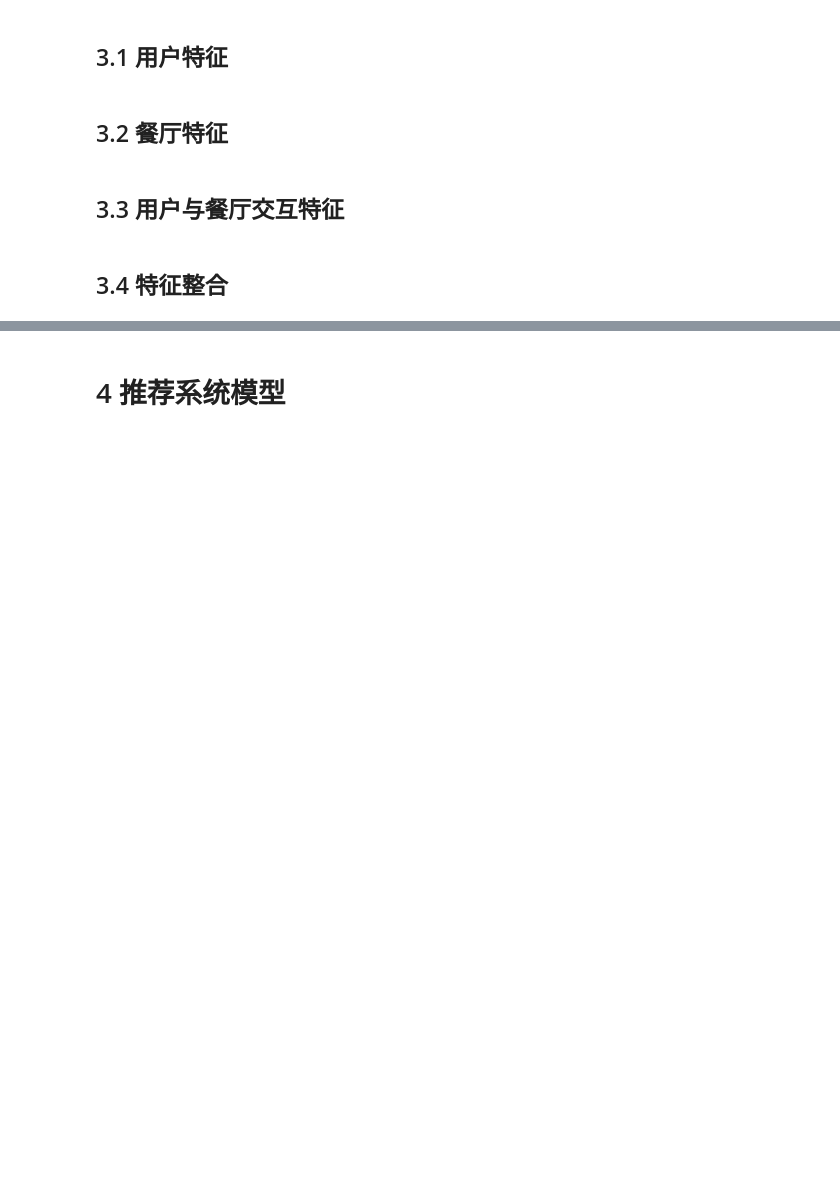
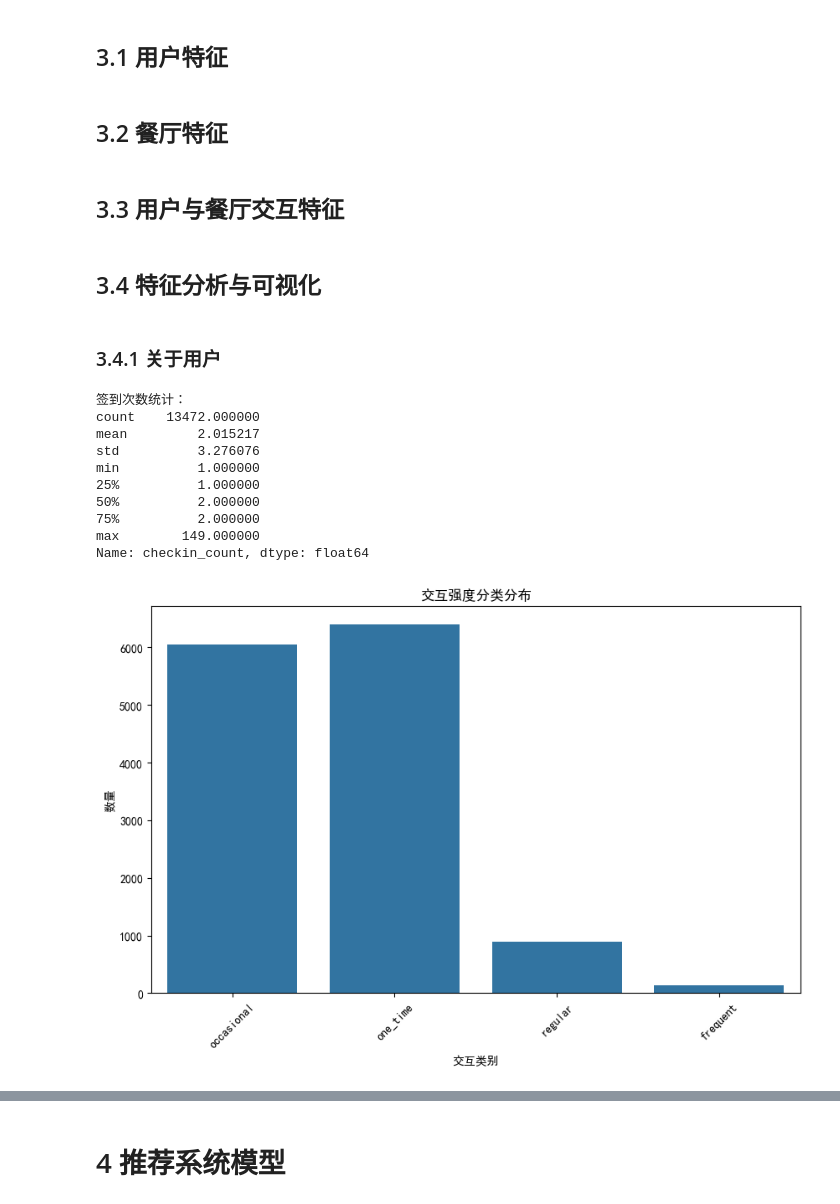
Before and after one commit to PinmogeJoshua/simple-mixrec, a Jupyter notebook: rec.ipynb, the cells around one changed output, grey strips where cells are left out. Drawn from its saved outputs; the diff is of its cells as text; code cells hidden in the pictures; blank space fills up the shorter version.

```diff
--- a/rec.ipynb
+++ b/rec.ipynb
@@ -301,2 +290,27 @@ user_venue_sentiment.columns = ['user_id', 'venue_id', 'avg_sentiment']
+# %%
+# 合并交互特征
+interaction_features = user_venue_checkins.copy()
+interaction_features = interaction_features.merge(tip_counts, on=['user_id', 'venue_id'], how='left')
+interaction_features = interaction_features.merge(user_venue_sentiment, on=['user_id', 'venue_id'], how='left')
+
+# 填充缺失值
+interaction_features['tip_count'] = interaction_features['tip_count'].fillna(0)
+interaction_features['avg_sentiment'] = interaction_features['avg_sentiment'].fillna(0)
+# %%
+# 创建交互强度分类特征
+def categorize_checkin(count):
+    if count == 1:
+        return 'one_time'
+    elif count <= 3:
+        return 'occasional'
+    elif count <= 10:
+        return 'regular'
+    else:
+        return 'frequent'
+
+interaction_features['checkin_category'] = interaction_features['checkin_count'].apply(categorize_checkin)
+
+# 创建交互得分 - 结合签到次数和情感得分
+interaction_features['interaction_score'] = interaction_features['checkin_count'] * (interaction_features['avg_sentiment'] + 1)
 # %% [markdown]
-## 3.4 特征整合
+## 3.4 特征分析与可视化
@@ -313,4 +317,27 @@ venue_features = pd.merge(venue_features, tag_features, on='venue_id', how='left
-# %%
-# 合并交互特征
-interaction_features = pd.merge(user_venue_checkins, user_venue_tips, on=['user_id', 'venue_id'], how='left')
-interaction_features = pd.merge(interaction_features, user_venue_sentiment, on=['user_id', 'venue_id'], how='left')
+# %% [markdown]
+### 3.4.1 关于用户
+# %%
+# 签到次数分布统计
+print("签到次数统计：")
+print(interaction_features['checkin_count'].describe())
+
+# 可视化交互强度分类特征
+plt.figure(figsize=(10, 6))
+sns.countplot(data=interaction_features, x='checkin_category')
+plt.title('交互强度分类分布')
+plt.xlabel('交互类别')
+plt.ylabel('数量')
+plt.xticks(rotation=45)
+plt.show()
+# %% [output]
+签到次数统计：
+count    13472.000000
+mean         2.015217
+std          3.276076
+min          1.000000
+25%          1.000000
+50%          2.000000
+75%          2.000000
+max        149.000000
+Name: checkin_count, dtype: float64
+[figure, added]
```
Also changed, not shown: parts of 87 cells of this notebook, 4 other files.
